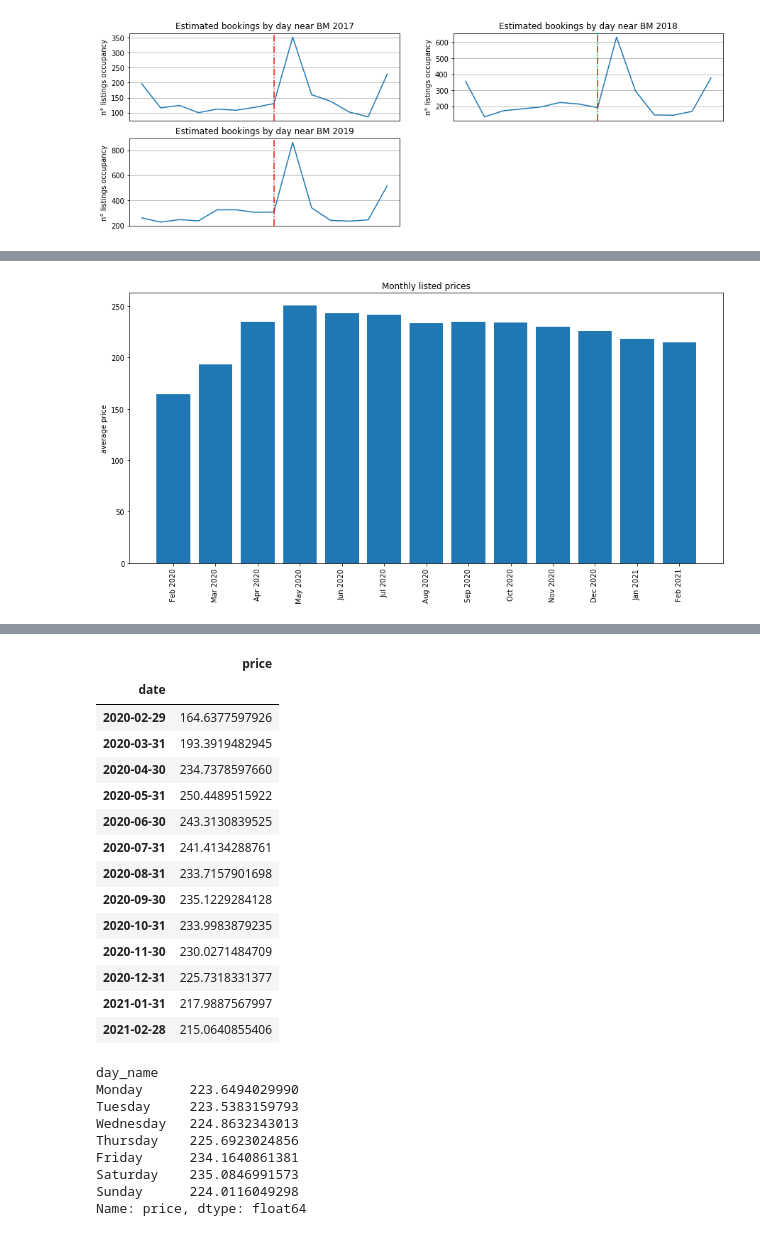
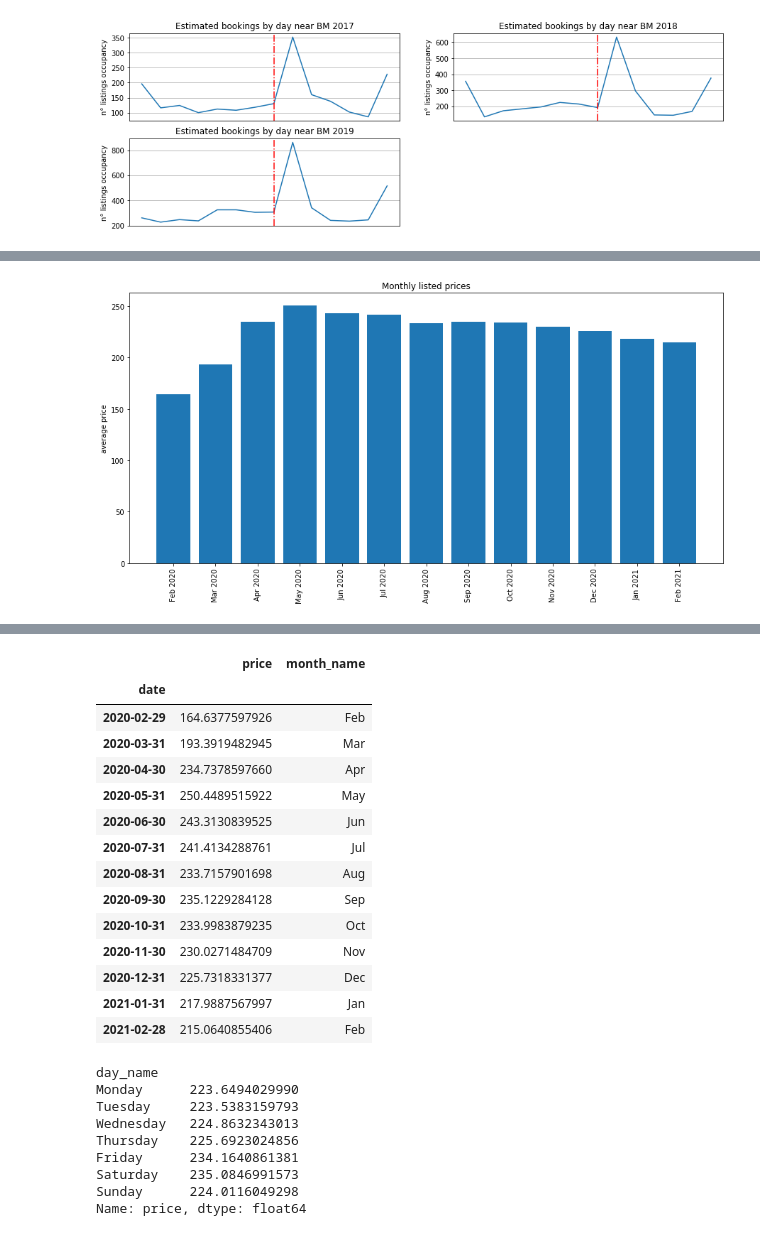
Before and after one commit to rwester90/Airbnb_Listings_Boston, a Jupyter notebook: Airbnb_listings_boston_analysis_final.ipynb, the cells around one changed output, grey strips where cells are left out. Drawn from its saved outputs; the diff is of its cells as text; code cells hidden in the pictures.

```diff
--- a/Airbnb_listings_boston_analysis_final.ipynb
+++ b/Airbnb_listings_boston_analysis_final.ipynb
@@ -229,6 +259,12 @@ calendar.head()
 # %%
-def cast_monetary_float(columnas,df):
-    for col in columnas:
+def cast_monetary_float(columns,df):
+    '''
+    Function that cast columns with monetary data from a string type to float
+    Input: columns: column list with columns names to be cast
+           df: dataframe with target columns
+    Output: dataframe with transform columns
+    '''
+    for col in columns:
         try:
             df[col]=df[col].str.replace(',', '')
             df[col]=df[col].str.replace('$', '')
@@ -238,14 +274,18 @@ def cast_monetary_float(columnas,df):
 
         return df
 
+#Data preprocessing from calendar database: monetary columns are transform to float.
 calendar=cast_monetary_float(['price','adjusted_price'],calendar)
 calendar_new=calendar.copy()
 
 calendar_new['date'] = pd.to_datetime(calendar_new['date'])
 calendar_new=calendar_new[['date','price']]
 # %%
-#Monthly Agregated prices help us to better identify the highest price season
-#The most demanded months are also the expensivest.The average price of the most require months(May-Oct) is 21% higher than
+#Price information correspond to the one available in the published calendar of every listing, therefore these prices may be
+#subject to future changes, but still work for identifying price tendencies.
+
+#Monthly average prices show us that the most demanded months are also the expensivest ones.
+#The average price of the most require months(May-Oct) is 21% higher than
 #the average of the lowest demanded (Nov-Apr) and if we compare the lowest and highest months average (Feb-20 and May-20) the
 #difference is from $85,8 (52%) , that's a tremendous increase in just 3 months!
 
@@ -261,25 +301,25 @@ plt.bar(x_pos, monthly_prices['price'],align='center')
 plt.xticks(x_pos, x_ticks['date'],rotation=90)
 plt.title('Monthly listed prices')
 plt.ylabel('average price')
-plt.show();
-
-l1=dt.datetime(2020,5,1)
-l2=dt.datetime(2020,11,1)
-
-bol1 = (monthly_prices.index>=l1)
-bol2 = (monthly_prices.index<=l2)
-bol3 = bol1 & bol2
-
-bol4 = (monthly_prices.index<l1)
-bol5 = (monthly_prices.index>l2)
-bol6 = bol1 | bol2
+plt.show()
 
 
-higher_avg=monthly_prices[bol3]['price'].mean()
-lower_avg=monthly_prices[bol4]['price'].mean()
+monthly_prices['month_name']=monthly_prices.index.strftime("%b")
+higher_demand=[monthly_prices.iloc[i][0] for i in range(monthly_prices.shape[0]) if monthly_prices.iloc[i][1] in high_season]
+lower_demand=[monthly_prices.iloc[i][0] for i in range(monthly_prices.shape[0]) if monthly_prices.iloc[i][1] in low_season]
+lowest_demand=[monthly_prices.iloc[i][0] for i in range(monthly_prices.shape[0]) if monthly_prices.iloc[i][1] in lowest_season]
 
-print(lower_avg)
-print(higher_avg)
+avg_high=statistics.mean(higher_demand)
+avg_low=statistics.mean(lower_demand)
+avg_lowest=statistics.mean(lowest_demand)
+
+print('Average listing price during high season are:', avg_high, '.')
+print('Average listing price during low season are:', avg_low, 'and high season prices are',(avg_high-avg_low)/avg_low, 'higher')
+print('Average listing price during January and February are:', avg_lowest, 'and high season prices are',(avg_high-avg_lowest)/avg_lowest, 'higher')
+
+
+greatest_dif=monthly_prices.loc[dt.datetime(2020,5,31)]['price']-monthly_prices.loc[dt.datetime(2020,2,29)]['price']
+print(greatest_dif)
 monthly_prices
 # %% [output]
 [figure]
@@ -288,18 +330,18 @@ monthly_prices
-|  | price |
-| date |  |
-| 2020-02-29 | 164.6377597926 |
-| 2020-03-31 | 193.3919482945 |
-| 2020-04-30 | 234.7378597660 |
-| 2020-05-31 | 250.4489515922 |
-| 2020-06-30 | 243.3130839525 |
-| 2020-07-31 | 241.4134288761 |
-| 2020-08-31 | 233.7157901698 |
-| 2020-09-30 | 235.1229284128 |
-| 2020-10-31 | 233.9983879235 |
-| 2020-11-30 | 230.0271484709 |
-| 2020-12-31 | 225.7318331377 |
-| 2021-01-31 | 217.9887567997 |
-| 2021-02-28 | 215.0640855406 |
+|  | price | month_name |
+| date |  |  |
+| 2020-02-29 | 164.6377597926 | Feb |
+| 2020-03-31 | 193.3919482945 | Mar |
+| 2020-04-30 | 234.7378597660 | Apr |
+| 2020-05-31 | 250.4489515922 | May |
+| 2020-06-30 | 243.3130839525 | Jun |
+| 2020-07-31 | 241.4134288761 | Jul |
+| 2020-08-31 | 233.7157901698 | Aug |
+| 2020-09-30 | 235.1229284128 | Sep |
+| 2020-10-31 | 233.9983879235 | Oct |
+| 2020-11-30 | 230.0271484709 | Nov |
+| 2020-12-31 | 225.7318331377 | Dec |
+| 2021-01-31 | 217.9887567997 | Jan |
+| 2021-02-28 | 215.0640855406 | Feb |
 # %%
 #There are also differences between days of week. Sunday to Tuesday are the cheapest days, from wednesday prices start to
 #rise and continue ascending till Saturday, the expensivest day. Saturday could be on average 5% expensiver than Monday or
```
Also changed, not shown: parts of 10 cells of this notebook.
